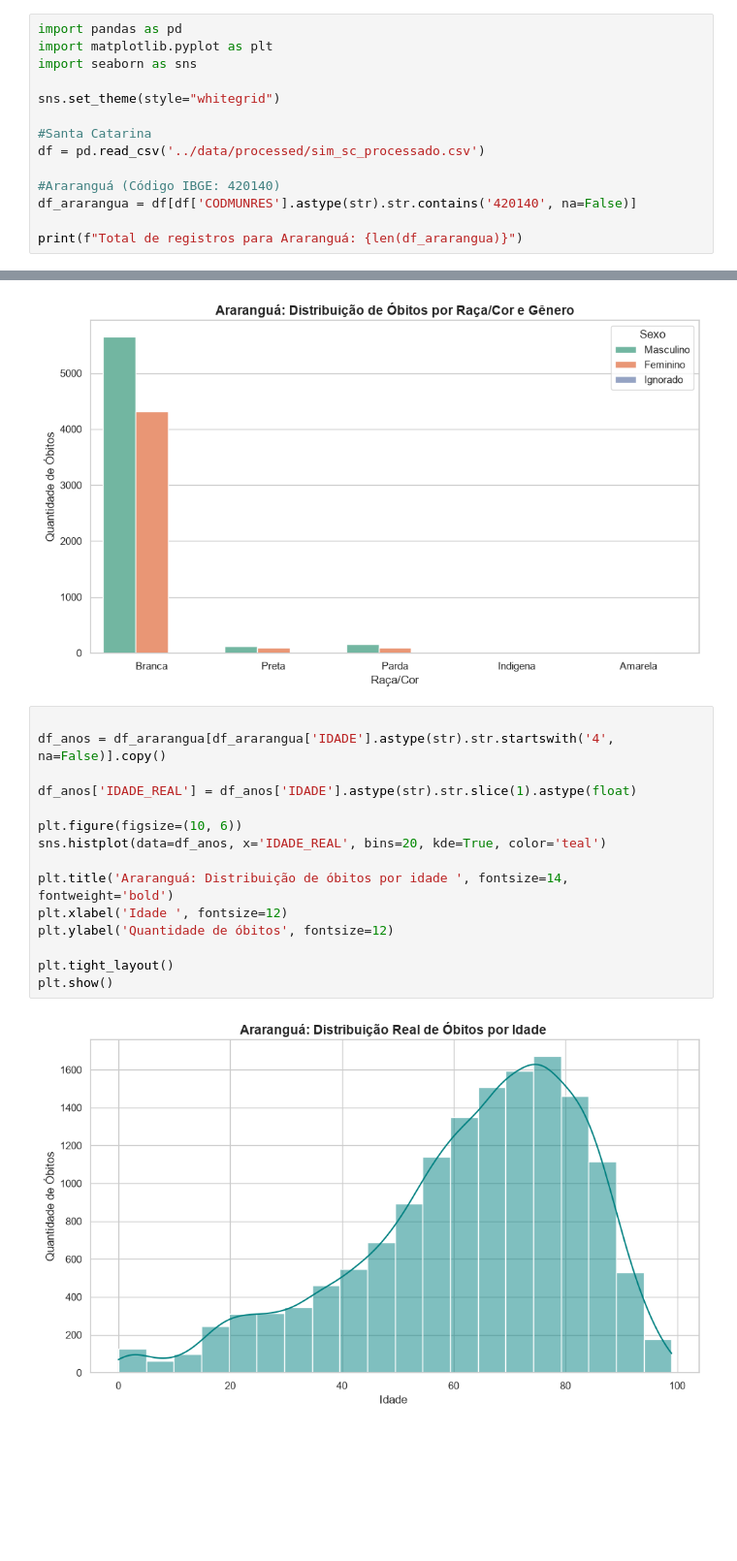
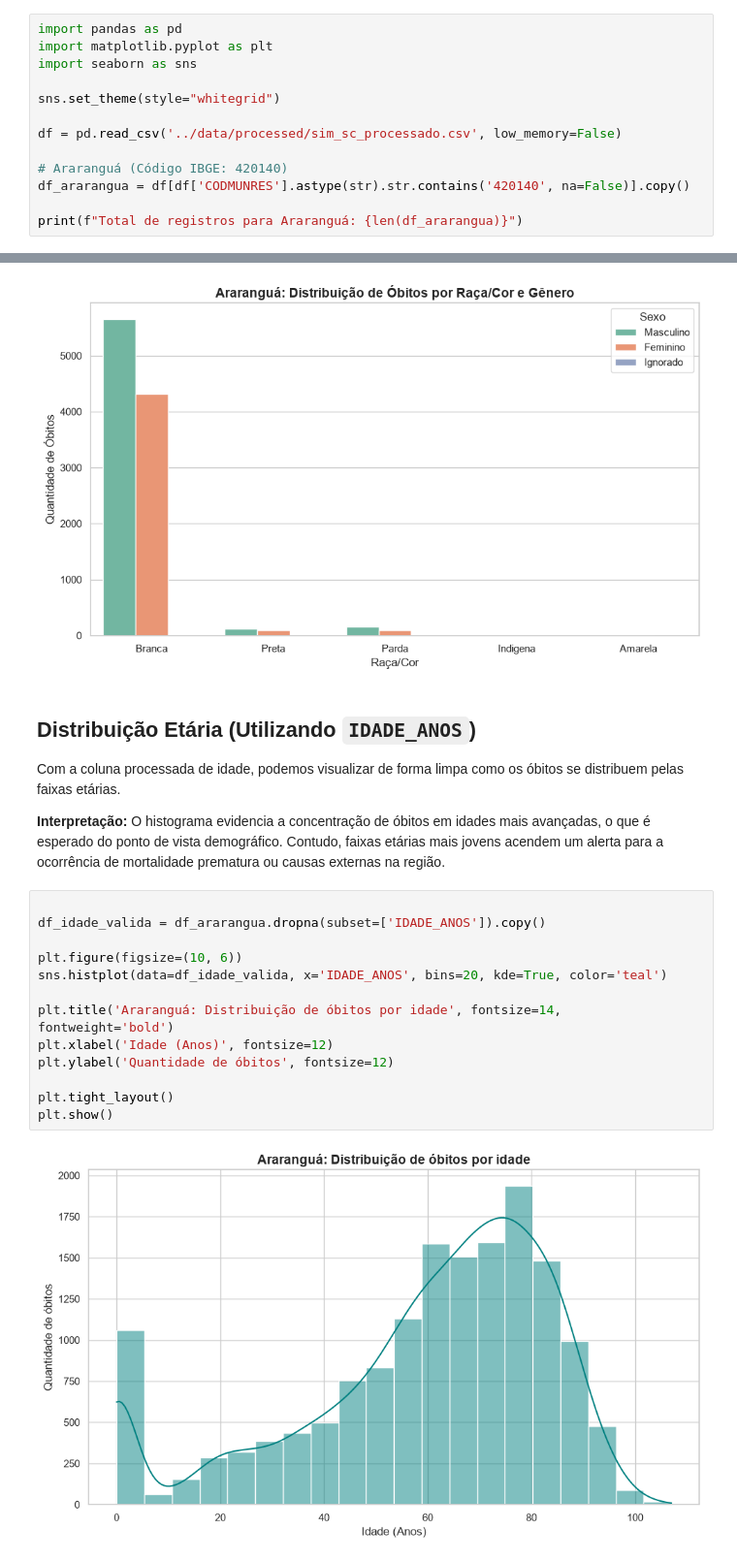
Before and after one commit to ManuelEtiene/PyAnalytics_revision, a Jupyter notebook: notebooks/Sprint_1_mortalidade_evitavel_desigualdades.ipynb, the cells around one changed output, grey strips where cells are left out. Shown at 97% size. Saved outputs shown, nothing was run; the diff lists cells and outputs as text; blank space fills up the shorter version.

```diff
--- a/notebooks/Sprint_1_mortalidade_evitavel_desigualdades.ipynb
+++ b/notebooks/Sprint_1_mortalidade_evitavel_desigualdades.ipynb
@@ -11,11 +18,10 @@ import seaborn as sns
 
 sns.set_theme(style="whitegrid")
 
-#Santa Catarina
-df = pd.read_csv('../data/processed/sim_sc_processado.csv')
+df = pd.read_csv('../data/processed/sim_sc_processado.csv', low_memory=False)
 
-#Araranguá (Código IBGE: 420140)
-df_ararangua = df[df['CODMUNRES'].astype(str).str.contains('420140', na=False)]
+# Araranguá (Código IBGE: 420140)
+df_ararangua = df[df['CODMUNRES'].astype(str).str.contains('420140', na=False)].copy()
 
 print(f"Total de registros para Araranguá: {len(df_ararangua)}")
 # %% [output]
@@ -33,20 +45,24 @@ plt.tight_layout()
 plt.show()
 # %% [output]
 [figure]
+# %% [markdown]
+## Distribuição Etária (Utilizando `IDADE_ANOS`)
+Com a coluna processada de idade, podemos visualizar de forma limpa como os óbitos se distribuem pelas faixas etárias.
+
+**Interpretação:**
+O histograma evidencia a concentração de óbitos em idades mais avançadas, o que é esperado do ponto de vista demográfico. Contudo, faixas etárias mais jovens acendem um alerta para a ocorrência de mortalidade prematura ou causas externas na região.
 # %%
 
-df_anos = df_ararangua[df_ararangua['IDADE'].astype(str).str.startswith('4', na=False)].copy()
-
-df_anos['IDADE_REAL'] = df_anos['IDADE'].astype(str).str.slice(1).astype(float)
+df_idade_valida = df_ararangua.dropna(subset=['IDADE_ANOS']).copy()
 
 plt.figure(figsize=(10, 6))
-sns.histplot(data=df_anos, x='IDADE_REAL', bins=20, kde=True, color='teal')
+sns.histplot(data=df_idade_valida, x='IDADE_ANOS', bins=20, kde=True, color='teal')
 
-plt.title('Araranguá: Distribuição de óbitos por idade ', fontsize=14, fontweight='bold')
-plt.xlabel('Idade ', fontsize=12)
+plt.title('Araranguá: Distribuição de óbitos por idade', fontsize=14, fontweight='bold')
+plt.xlabel('Idade (Anos)', fontsize=12)
 plt.ylabel('Quantidade de óbitos', fontsize=12)
 
 plt.tight_layout()
 plt.show()
 # %% [output]
-[figure, old version]
+[figure, new version]
```
Also changed, not shown: parts of 19 cells of this notebook, 3 other files.
